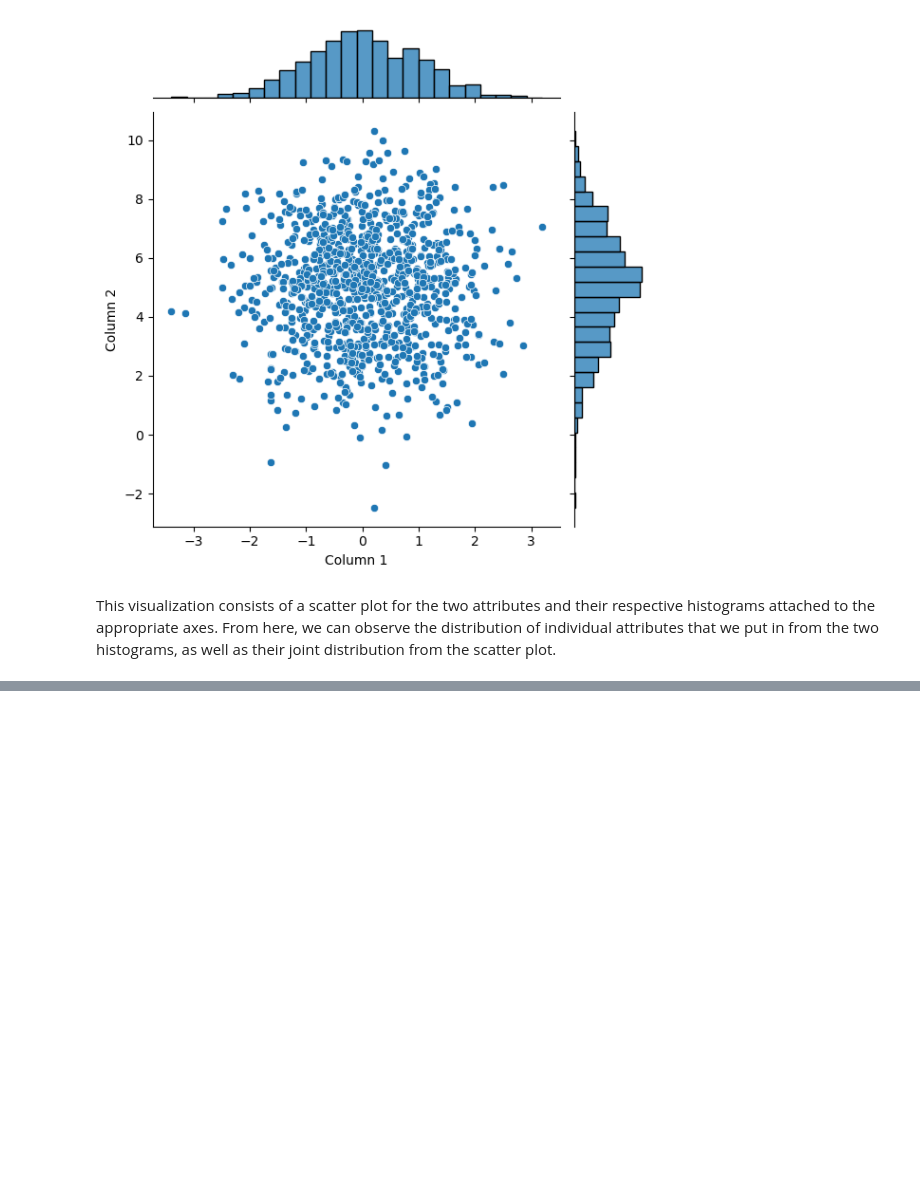
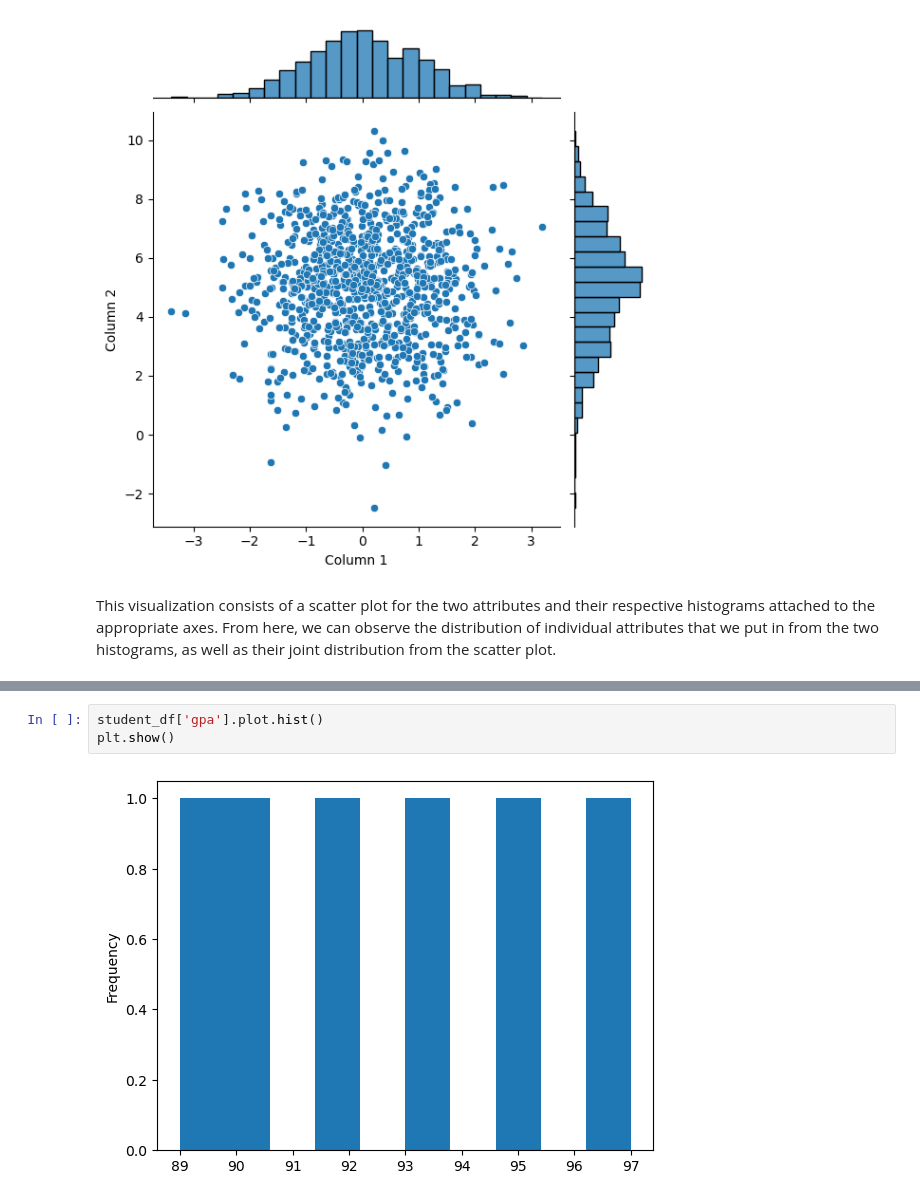
Before and after one commit to masinde70/Stats, a Jupyter notebook: exercise3.ipynb, the cells around one changed output, grey strips where cells are left out. Saved outputs shown, nothing was run; the diff lists cells and outputs as text; blank space fills up the shorter version.

```diff
--- a/exercise3.ipynb
+++ b/exercise3.ipynb
@@ -208,0 +228,5 @@ This visualization consists of a scatter plot for the two attributes and their r
+# %%
+student_df['gpa'].plot.hist()
+plt.show()
+# %% [output]
+[figure, added]
```
Also changed, not shown: parts of 3 cells of this notebook.
